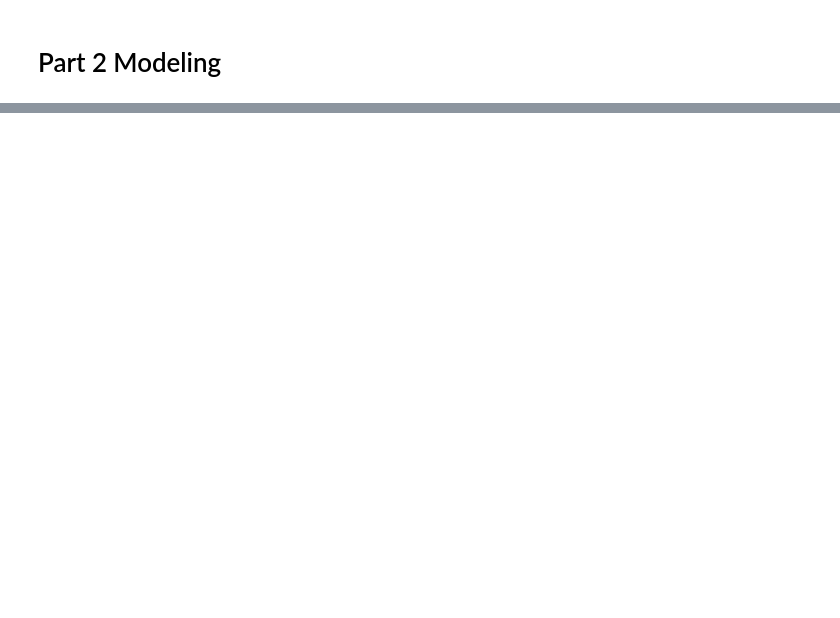
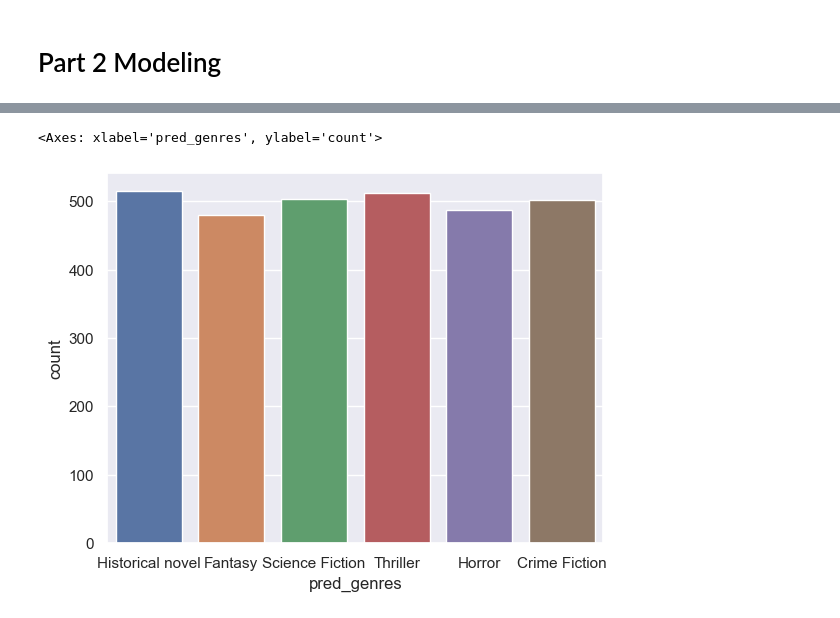
Before and after one commit to Zeeshan-99/Book_genre_classification, a Jupyter notebook: analysis.ipynb, the cells around one changed output, grey strips where cells are left out. Saved outputs shown, nothing was run; the diff lists cells and outputs as text; code cells hidden in the pictures; blank space fills up the shorter version.

```diff
--- a/analysis.ipynb
+++ b/analysis.ipynb
@@ -359,0 +458,5 @@ Random Forest Accuracy: 0.62
+# %%
+sns.countplot(x=df['pred_genres'])
+# %% [output]
+<Axes: xlabel='pred_genres', ylabel='count'>
+[figure, added]
```
Also changed, not shown: parts of 14 cells of this notebook.
